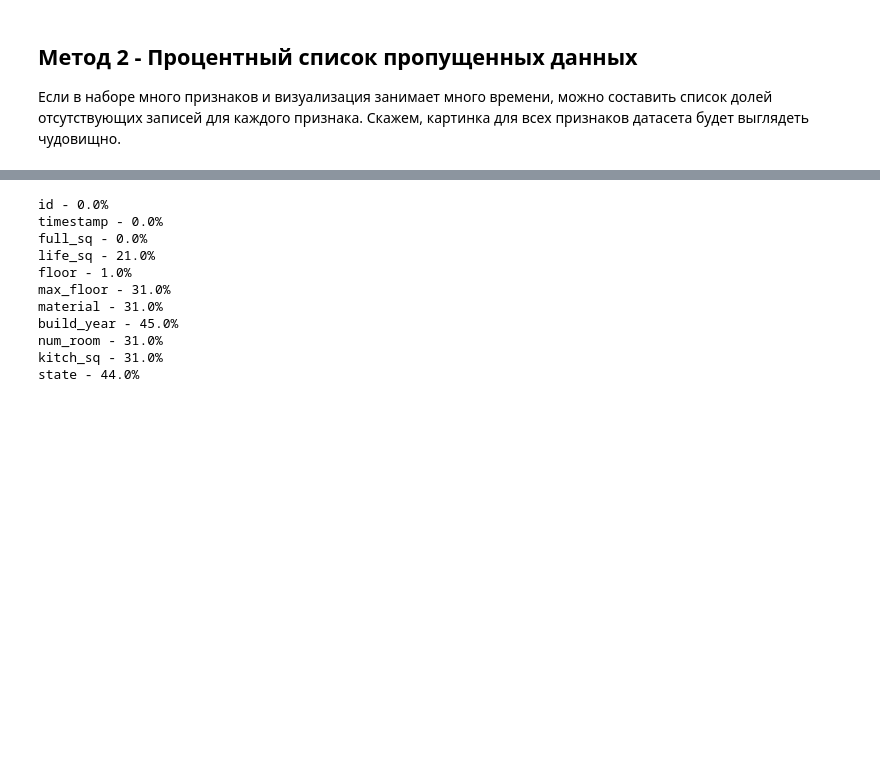
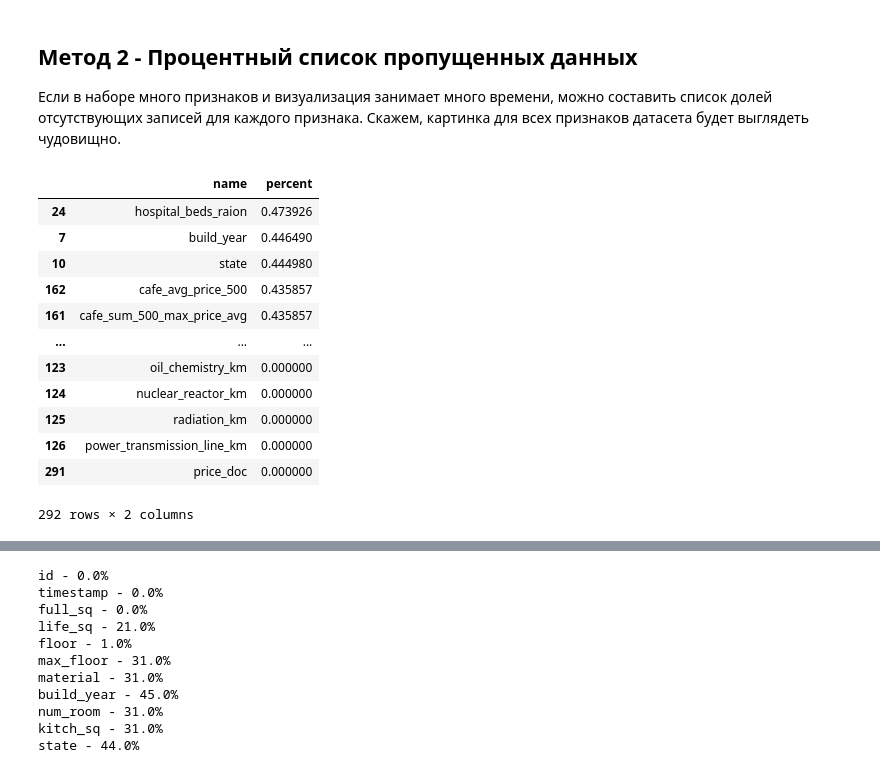
Before and after one commit to pileyan/DPO_Python_22_23, a Jupyter notebook: lect15_Pandas_v2/2020_DPO_15_1_Missing_values.ipynb, the cells around one changed output, grey strips where cells are left out. Drawn from its saved outputs; the diff is of its cells as text; code cells hidden in the pictures; blank space fills up the shorter version.

```diff
--- a/lect15_Pandas_v2/2020_DPO_15_1_Missing_values.ipynb
+++ b/lect15_Pandas_v2/2020_DPO_15_1_Missing_values.ipynb
@@ -104,3 +98,21 @@ a = sns.heatmap(df[cols].isnull(), cmap=sns.color_palette(colors))
 # %% [markdown]
 ## Метод 2 - Процентный список пропущенных данных
 Если в наборе много признаков и визуализация занимает много времени, можно составить список долей отсутствующих записей для каждого признака. Скажем, картинка для всех признаков датасета будет выглядеть чудовищно.
+# %%
+missing = df[df.columns].isnull().mean().reset_index()
+missing.columns = ['name', 'percent']
+missing.sort_values(by = 'percent', ascending = False)
+# %% [output]
+|  | name | percent |
+| 24 | hospital_beds_raion | 0.473926 |
+| 7 | build_year | 0.446490 |
+| 10 | state | 0.444980 |
+| 162 | cafe_avg_price_500 | 0.435857 |
+| 161 | cafe_sum_500_max_price_avg | 0.435857 |
+| ... | ... | ... |
+| 123 | oil_chemistry_km | 0.000000 |
+| 124 | nuclear_reactor_km | 0.000000 |
+| 125 | radiation_km | 0.000000 |
+| 126 | power_transmission_line_km | 0.000000 |
+| 291 | price_doc | 0.000000 |
+292 rows × 2 columns
```
Also changed, not shown: parts of 4 cells of this notebook, 9 other files.
